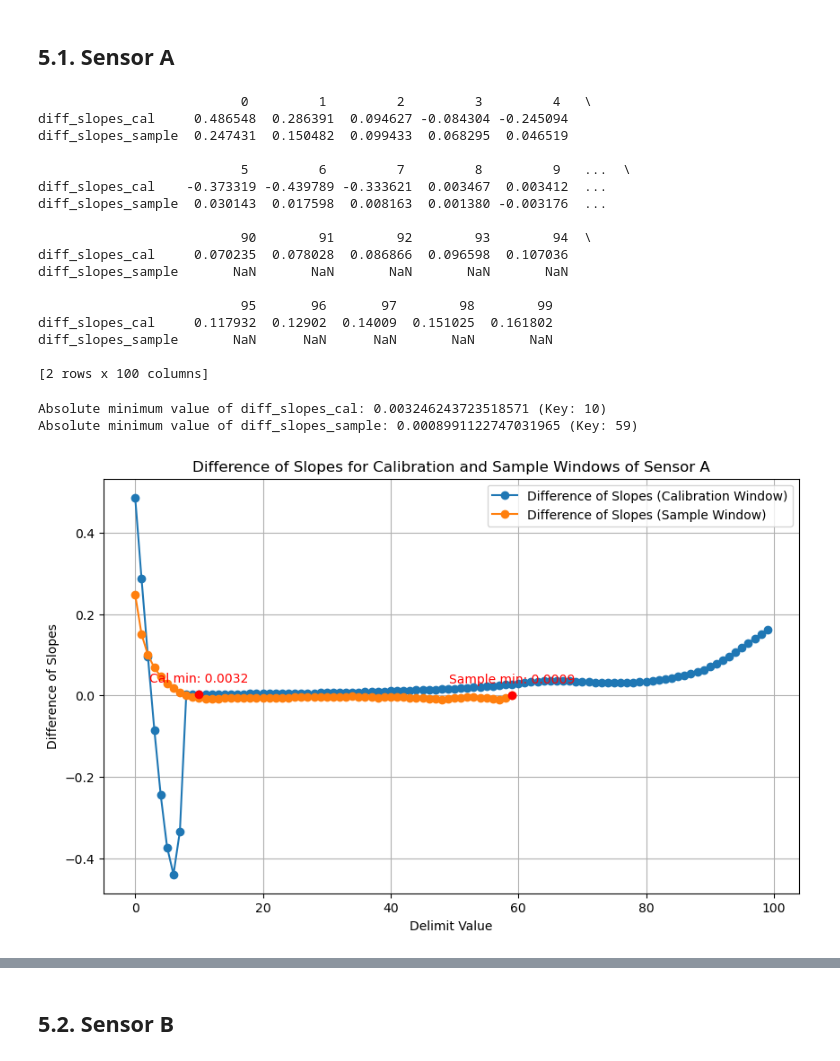
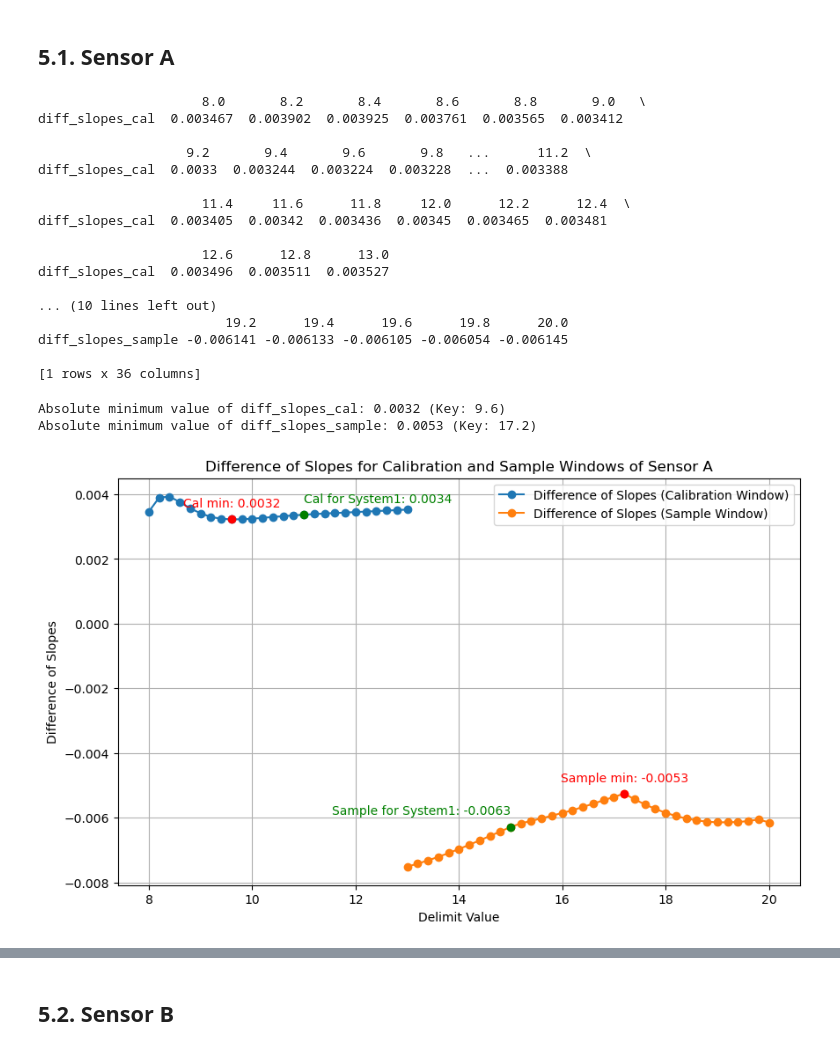
Before and after one commit to dejaytang/Capstone_Siemens, a Jupyter notebook: Coding/Nan/Siemens_window_optimization_Nan.ipynb, the cells around one changed output, grey strips where cells are left out. Saved outputs shown, nothing was run; the diff lists cells and outputs as text; code cells hidden in the pictures.

Commit message:
modified code for window optimization and updated personal log

```diff
--- a/Coding/Nan/Siemens_window_optimization_Nan.ipynb
+++ b/Coding/Nan/Siemens_window_optimization_Nan.ipynb
@@ -455,25 +463,26 @@ for delimit in range(100):
         'diff_slopes_sample': diff_slopes_sample
     }
 # %%
-print(pd.DataFrame(diff_slopes_result_A))
+print(pd.DataFrame(diff_slopes_result_A_cal))
+print(pd.DataFrame(diff_slopes_result_A_sample))
 # %% [output]
-                          0         1         2         3         4   \
-diff_slopes_cal     0.486548  0.286391  0.094627 -0.084304 -0.245094
-diff_slopes_sample  0.247431  0.150482  0.099433  0.068295  0.046519
+                     8.0       8.2       8.4       8.6       8.8       9.0   \
+diff_slopes_cal  0.003467  0.003902  0.003925  0.003761  0.003565  0.003412
 
-                          5         6         7         8         9   ...  \
-diff_slopes_cal    -0.373319 -0.439789 -0.333621  0.003467  0.003412  ...
-diff_slopes_sample  0.030143  0.017598  0.008163  0.001380 -0.003176  ...
+                   9.2       9.4       9.6       9.8   ...      11.2  \
+diff_slopes_cal  0.0033  0.003244  0.003224  0.003228  ...  0.003388
 
-                          90        91        92        93        94  \
-diff_slopes_cal     0.070235  0.078028  0.086866  0.096598  0.107036
-diff_slopes_sample       NaN       NaN       NaN       NaN       NaN
+                     11.4     11.6      11.8     12.0      12.2      12.4  \
+diff_slopes_cal  0.003405  0.00342  0.003436  0.00345  0.003465  0.003481
 
-                          95       96       97        98        99
-diff_slopes_cal     0.117932  0.12902  0.14009  0.151025  0.161802
-diff_slopes_sample       NaN      NaN      NaN       NaN       NaN
+                     12.6      12.8      13.0
+diff_slopes_cal  0.003496  0.003511  0.003527
 
-[2 rows x 100 columns]
+... (10 lines left out)
+                        19.2      19.4      19.6      19.8      20.0
+diff_slopes_sample -0.006141 -0.006133 -0.006105 -0.006054 -0.006145
+
+[1 rows x 36 columns]
 # %%
 # Initialize variables to store the minimum absolute values and corresponding keys
 min_abs_diff_slopes_cal = float('inf')
@@ -482,61 +491,74 @@ min_abs_diff_slopes_cal_key = None
 min_abs_diff_slopes_sample_key = None
 
 # Iterate through the dictionary to find the absolute minimum values and their keys
-for key, result in diff_slopes_result_A.items():
+for key, result in diff_slopes_result_A_cal.items():
     abs_diff_slopes_cal = abs(result['diff_slopes_cal'])
-    abs_diff_slopes_sample = abs(result['diff_slopes_sample'])
 
     if abs_diff_slopes_cal < min_abs_diff_slopes_cal:
         min_abs_diff_slopes_cal = abs_diff_slopes_cal
         min_abs_diff_slopes_cal_key = key
+
+for key, result in diff_slopes_result_A_sample.items():
+    abs_diff_slopes_sample = abs(result['diff_slopes_sample'])
 
     if abs_diff_slopes_sample < min_abs_diff_slopes_sample:
         min_abs_diff_slopes_sample = abs_diff_slopes_sample
         min_abs_diff_slopes_sample_key = key
 
 # Print the results
-print(f"Absolute minimum value of diff_slopes_cal: {min_abs_diff_slopes_cal} (Key: {min_abs_diff_slopes_cal_key})")
-print(f"Absolute minimum value of diff_slopes_sample: {min_abs_diff_slopes_sample} (Key: {min_abs_diff_slopes_sample_key})")
+print(f"Absolute minimum value of diff_slopes_cal: {min_abs_diff_slopes_cal:.4f} (Key: {min_abs_diff_slopes_cal_key})")
+print(f"Absolute minimum value of diff_slopes_sample: {min_abs_diff_slopes_sample:.4f} (Key: {min_abs_diff_slopes_sample_key})")
 # %% [output]
-Absolute minimum value of diff_slopes_cal: 0.003246243723518571 (Key: 10)
-Absolute minimum value of diff_slopes_sample: 0.0008991122747031965 (Key: 59)
+Absolute minimum value of diff_slopes_cal: 0.0032 (Key: 9.6)
+Absolute minimum value of diff_slopes_sample: 0.0053 (Key: 17.2)
 # %%
 # Extract delimit values and corresponding differences in slopes
-delimits = list(diff_slopes_result_A.keys())
-diff_slopes_cal = [diff_slopes_result_A[delimit]['diff_slopes_cal'] for delimit in delimits]
-diff_slopes_sample = [diff_slopes_result_A[delimit]['diff_slopes_sample'] for delimit in delimits]
+delimits_cal = list(diff_slopes_result_A_cal.keys())
+delimits_sample = list(diff_slopes_result_A_sample.keys())
+diff_slopes_cal = [diff_slopes_result_A_cal[delimit]['diff_slopes_cal'] for delimit in delimits_cal]
+diff_slopes_sample = [diff_slopes_result_A_sample[delimit]['diff_slopes_sample'] for delimit in delimits_sample]
 
 # Create a plot
 plt.figure(figsize=(10, 6))
 
 # Plot diff_slopes_cal
-plt.plot(delimits, diff_slopes_cal, label='Difference of Slopes (Calibration Window)', marker='o')
+plt.plot(delimits_cal, diff_slopes_cal, label='Difference of Slopes (Calibration Window)', marker='o')
 
 # Plot diff_slopes_sample
-plt.plot(delimits, diff_slopes_sample, label='Difference of Slopes (Sample Window)', marker='o')
+plt.plot(delimits_sample, diff_slopes_sample, label='Difference of Slopes (Sample Window)', marker='o')
 
 # Mark the minimum absolute values
-plt.scatter(min_abs_diff_slopes_cal_key, diff_slopes_result_A[min_abs_diff_slopes_cal_key]['diff_slopes_cal'],
+plt.scatter(min_abs_diff_slopes_cal_key, diff_slopes_result_A_cal[min_abs_diff_slopes_cal_key]['diff_slopes_cal'],
             color='red', zorder=5)
-plt.scatter(min_abs_diff_slopes_sample_key, diff_slopes_result_A[min_abs_diff_slopes_sample_key]['diff_slopes_sample'],
+plt.scatter(calDelimit_A, diff_slopes_result_A_cal[calDelimit_A]['diff_slopes_cal'],
+            color='green', zorder=5)
+plt.scatter(min_abs_diff_slopes_sample_key, diff_slopes_result_A_sample[min_abs_diff_slopes_sample_key]['diff_slopes_sample'],
             color='red', zorder=5)
+plt.scatter(sampleDelimit_A, diff_slopes_result_A_sample[sampleDelimit_A]['diff_slopes_sample'],
+            color='green', zorder=5)
 
 # Annotate the points with minimum values
-plt.annotate(f'Cal min: {diff_slopes_result_A[min_abs_diff_slopes_cal_key]["diff_slopes_cal"]:.4f}',
-             (min_abs_diff_slopes_cal_key, diff_slopes_result_A[min_abs_diff_slopes_cal_key]['diff_slopes_cal']),
+plt.annotate(f'Cal min: {diff_slopes_result_A_cal[min_abs_diff_slopes_cal_key]["diff_slopes_cal"]:.4f}',
+             (min_abs_diff_slopes_cal_key, diff_slopes_result_A_cal[min_abs_diff_slopes_cal_key]['diff_slopes_cal']),
              textcoords="offset points", xytext=(0,10), ha='center', color='red')
-plt.annotate(f'Sample min: {diff_slopes_result_A[min_abs_diff_slopes_sample_key]["diff_slopes_sample"]:.4f}',
-             (min_abs_diff_slopes_sample_key, diff_slopes_result_A[min_abs_diff_slopes_sample_key]['diff_slopes_sample']),
+plt.annotate(f'Cal for System1: {diff_slopes_result_A_cal[calDelimit_A]["diff_slopes_cal"]:.4f}',
+             (calDelimit_A, diff_slopes_result_A_cal[calDelimit_A]['diff_slopes_cal']),
+             textcoords="offset points", xytext=(0,10), ha='left', color='green')
+plt.annotate(f'Sample min: {diff_slopes_result_A_sample[min_abs_diff_slopes_sample_key]["diff_slopes_sample"]:.4f}',
+             (min_abs_diff_slopes_sample_key, diff_slopes_result_A_sample[min_abs_diff_slopes_sample_key]['diff_slopes_sample']),
              textcoords="offset points", xytext=(0,10), ha='center', color='red')
+plt.annotate(f'Sample for System1: {diff_slopes_result_A_sample[sampleDelimit_A]["diff_slopes_sample"]:.4f}',
+             (sampleDelimit_A, diff_slopes_result_A_sample[sampleDelimit_A]['diff_slopes_sample']),
+             textcoords="offset points", xytext=(0,10), ha='right', color='green')
 
 # Adding title and labels
 plt.title('Difference of Slopes for Calibration and Sample Windows of Sensor A')
 plt.xlabel('Delimit Value')
 plt.ylabel('Difference of Slopes')
 plt.legend()
 
 # Display the plot
 plt.grid(True)
 plt.show()
 # %% [output]
-[figure, old version]
+[figure, new version]
```
Also changed, not shown: parts of 12 cells of this notebook, 1 other file.
